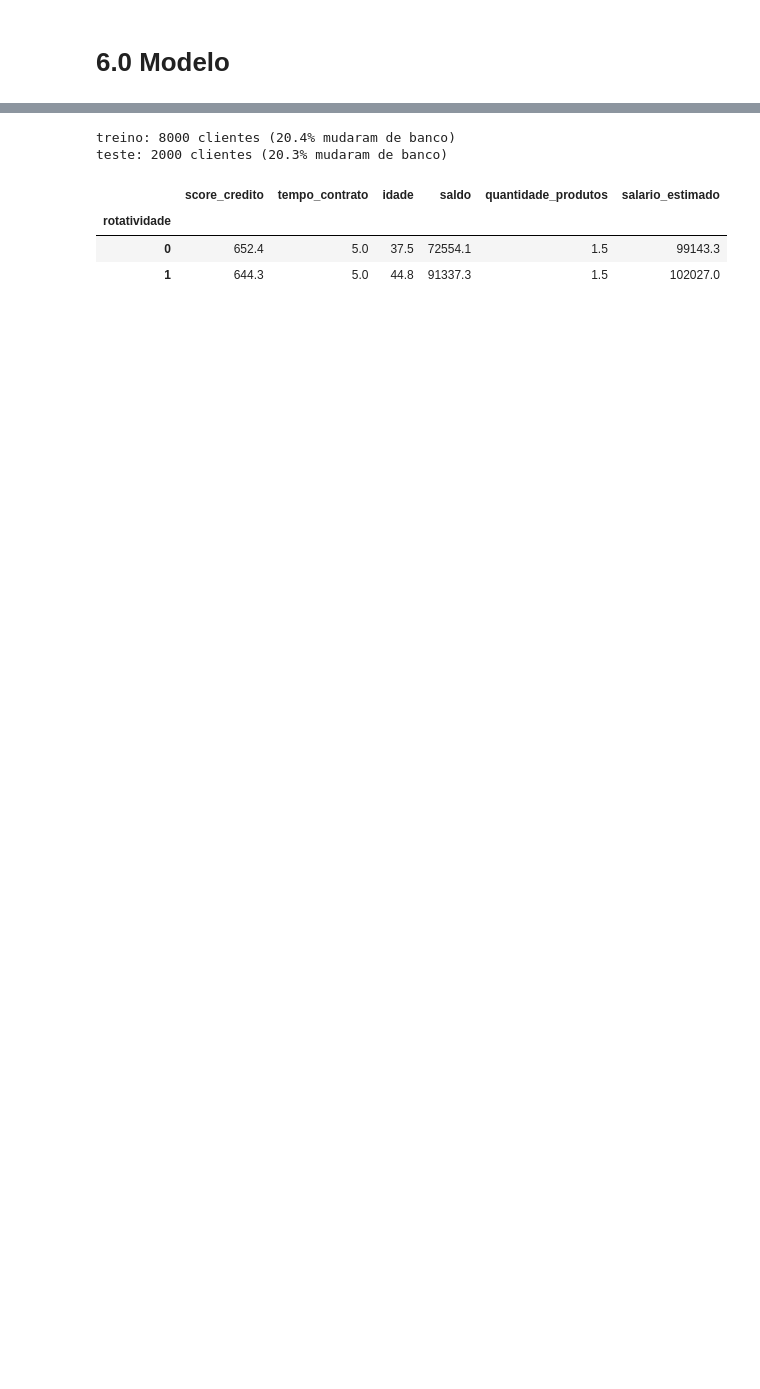
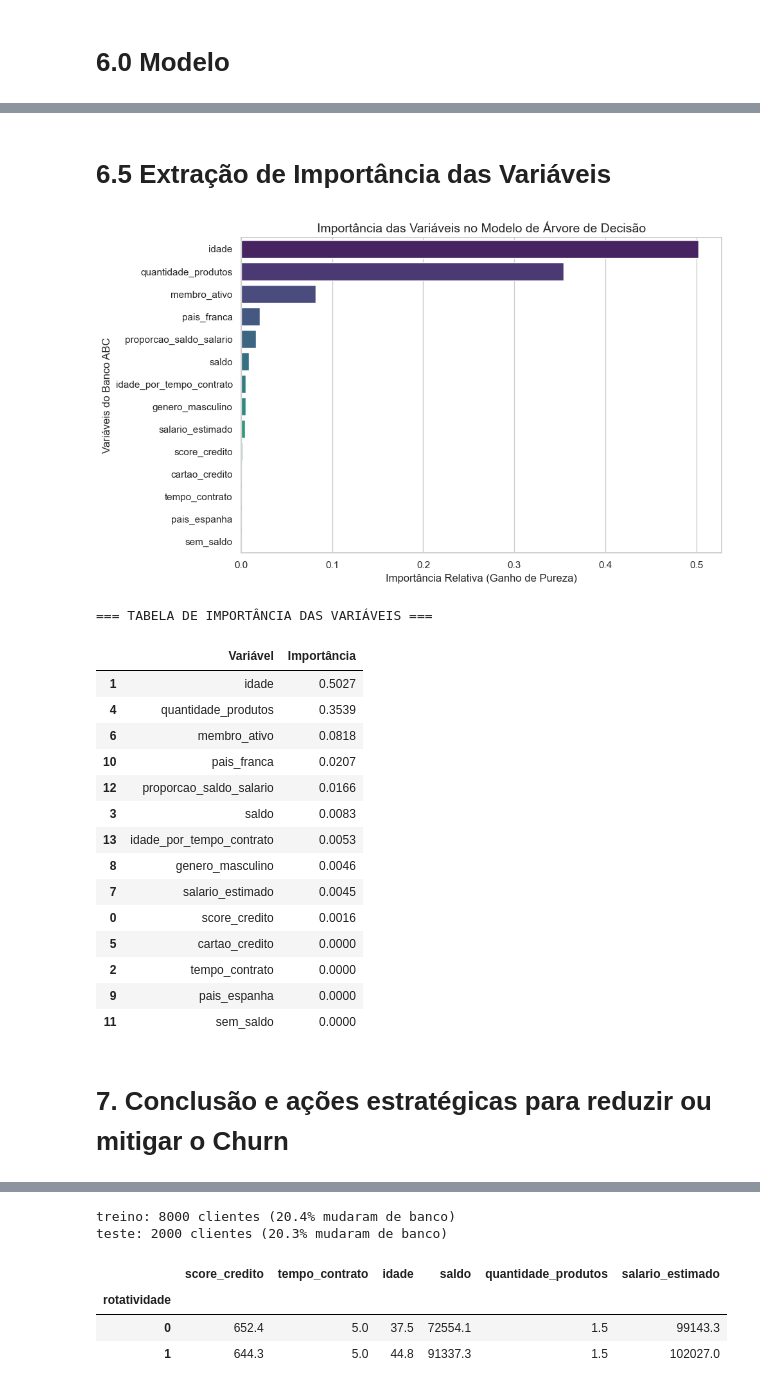
Before and after one commit to hrsJesus/projeto-fundamentos-ml, a Jupyter notebook: projeto.ipynb, the cells around one changed output, grey strips where cells are left out. Cells and saved outputs as stored; diff of their text form; code cells hidden in the pictures; blank space fills up the shorter version.

```diff
--- a/projeto.ipynb
+++ b/projeto.ipynb
@@ -356,0 +393,4 @@ df.head()
+# %%
+# Razão entre o saldo e o salário estimado (proporção da riqueza guardada)
+# Somamos 1 ao salário para evitar qualquer divisão por zero acidental
+df['proporcao_saldo_salario'] = df['saldo'] / (df['salario_estimado'] + 1)
@@ -360,0 +546,46 @@ df.head()
+# %% [markdown]
+# 6.5 Extração de Importância das Variáveis
+# %%
+
+# 1. Pegar as importâncias calculadas pelo modelo vencedor
+importances = modelo_tree.feature_importances_
+features = X.columns
+
+# 2. Criar um DataFrame para organizar e ordenar os dados
+df_importancia = pd.DataFrame({
+    'Variável': features,
+    'Importância': importances
+}).sort_values(by='Importância', ascending=False)
+
+# 3. Plotar o gráfico de barras horizontais
+plt.figure(figsize=(10, 6))
+sns.barplot(x='Importância', y='Variável', data=df_importancia, palette='viridis', hue='Variável', legend=False)
+plt.title('Importância das Variáveis no Modelo de Árvore de Decisão', fontsize=14)
+plt.xlabel('Importância Relativa (Ganho de Pureza)')
+plt.ylabel('Variáveis do Banco ABC')
+plt.tight_layout()
+plt.show()
+
+# 4. Exibir a tabela com os valores numéricos exatos
+print("=== TABELA DE IMPORTÂNCIA DAS VARIÁVEIS ===")
+display(df_importancia.round(4))
+# %% [output]
+[figure, added]
+=== TABELA DE IMPORTÂNCIA DAS VARIÁVEIS ===
+|  | Variável | Importância |
+| 1 | idade | 0.5027 |
+| 4 | quantidade_produtos | 0.3539 |
+| 6 | membro_ativo | 0.0818 |
+| 10 | pais_franca | 0.0207 |
+| 12 | proporcao_saldo_salario | 0.0166 |
+| 3 | saldo | 0.0083 |
+| 13 | idade_por_tempo_contrato | 0.0053 |
+| 8 | genero_masculino | 0.0046 |
+| 7 | salario_estimado | 0.0045 |
+| 0 | score_credito | 0.0016 |
+| 5 | cartao_credito | 0.0000 |
+| 2 | tempo_contrato | 0.0000 |
+| 9 | pais_espanha | 0.0000 |
+| 11 | sem_saldo | 0.0000 |
+# %% [markdown]
+# 7. Conclusão e ações estratégicas para reduzir ou mitigar o Churn
```
Also changed, not shown: parts of 18 cells of this notebook, 1 other file.
